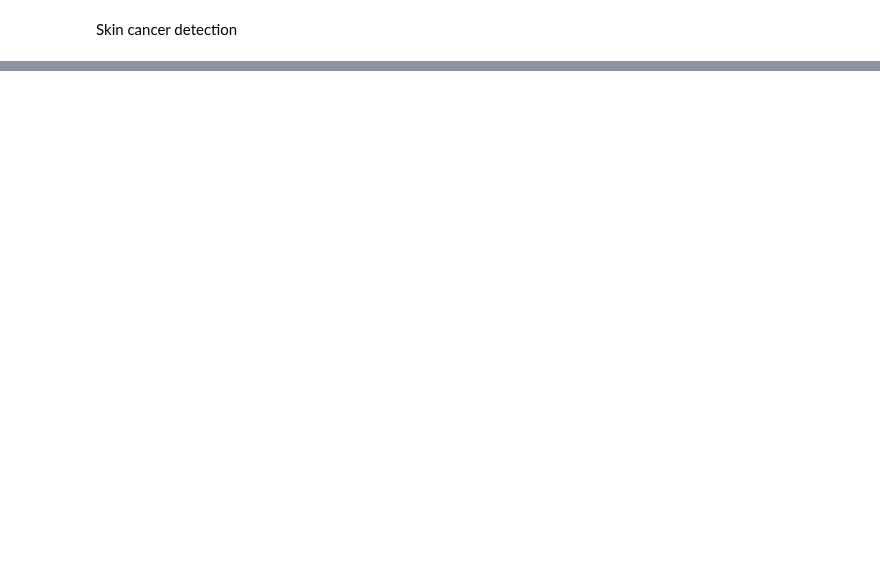
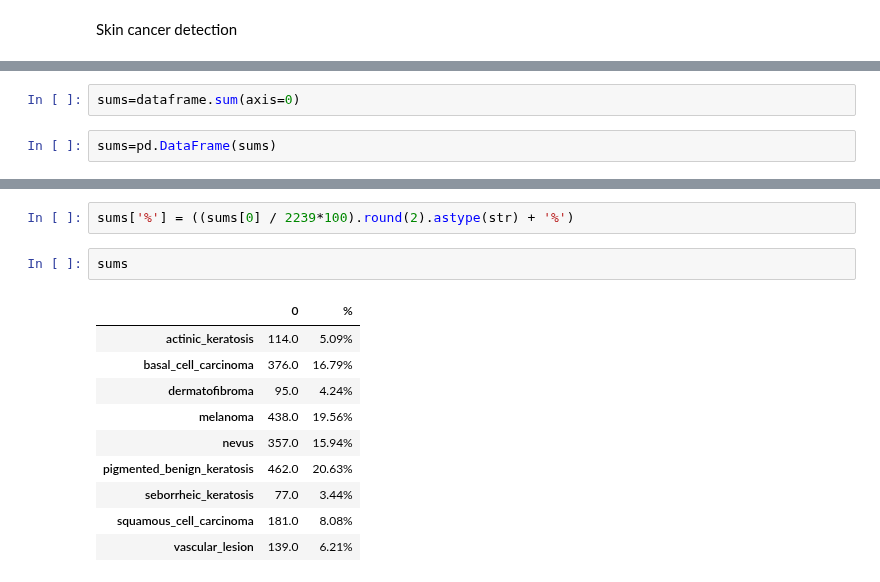
Before and after one commit to MNLKuzmin/SkinCancerDetection, a Jupyter notebook: SkinCancerDetection.ipynb, the cells around one changed output, grey strips where cells are left out. Saved outputs shown, nothing was run; the diff lists cells and outputs as text; blank space fills up the shorter version.

```diff
--- a/SkinCancerDetection.ipynb
+++ b/SkinCancerDetection.ipynb
@@ -41,0 +89,4 @@ array_to_img(test_images[0])
+# %%
+sums=dataframe.sum(axis=0)
+# %%
+sums=pd.DataFrame(sums)
@@ -41,0 +106,15 @@ array_to_img(test_images[0])
+# %%
+sums['%'] = ((sums[0] / 2239*100).round(2).astype(str) + '%')
+# %%
+sums
+# %% [output]
+|  | 0 | % |
+| actinic_keratosis | 114.0 | 5.09% |
+| basal_cell_carcinoma | 376.0 | 16.79% |
+| dermatofibroma | 95.0 | 4.24% |
+| melanoma | 438.0 | 19.56% |
+| nevus | 357.0 | 15.94% |
+| pigmented_benign_keratosis | 462.0 | 20.63% |
+| seborrheic_keratosis | 77.0 | 3.44% |
+| squamous_cell_carcinoma | 181.0 | 8.08% |
+| vascular_lesion | 139.0 | 6.21% |
```
Also changed, not shown: parts of 13 cells of this notebook.
